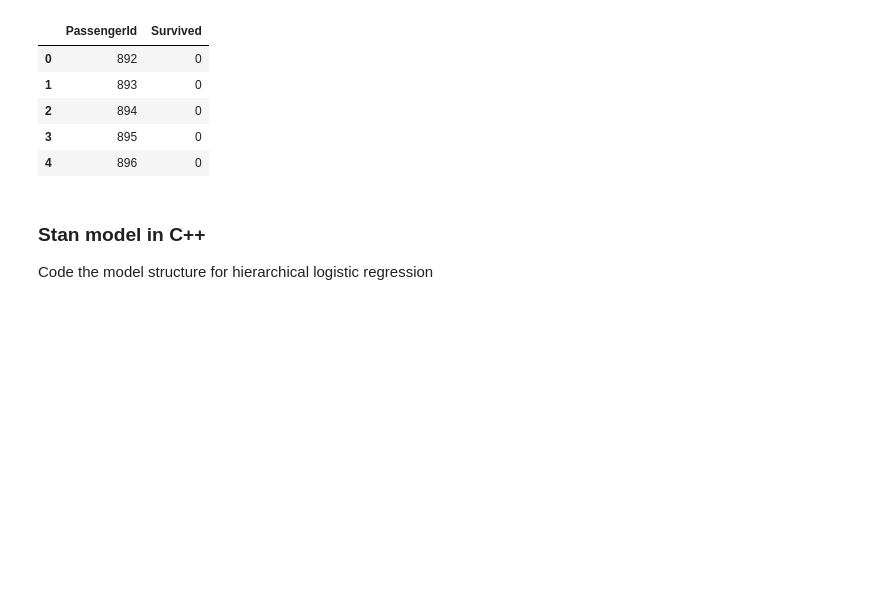
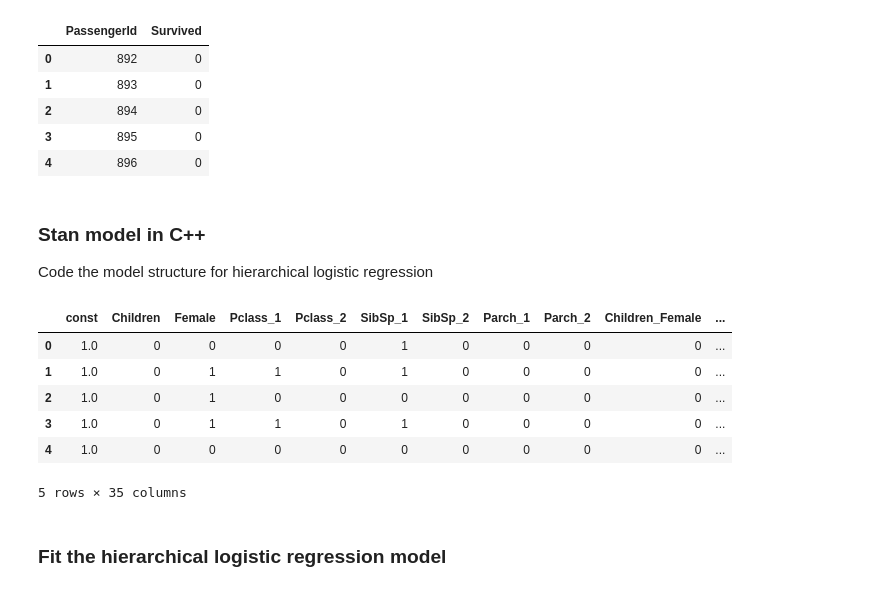
Before and after one commit to nethipudinithin/Titanic, a Jupyter notebook: titanic-stan.ipynb, the cells around one changed output. Drawn from its saved outputs; the diff is of its cells as text; code cells hidden in the pictures; blank space fills up the shorter version.

```diff
--- a/titanic-stan.ipynb
+++ b/titanic-stan.ipynb
@@ -354,3 +357,52 @@ output.to_csv('logistic_regression.csv', index=False)
 # %% [markdown]
 ### Stan model in C++
 Code the model structure for hierarchical logistic regression
+# %%
+# Select the input data for the model
+stan_input_vars = ['const',
+              'Children',
+              'Female',
+              'Pclass_1', 'Pclass_2',
+#               'SibSp_0',
+              'SibSp_1', 'SibSp_2',
+#               'Parch_0',
+              'Parch_1', 'Parch_2',
+              'Children_Female',
+              'Children_Pclass_1', 'Children_Pclass_2',
+#               'Children_SibSp_0',
+              'Children_SibSp_1', 'Children_SibSp_2',
+#               'Children_Parch_0',
+              'Children_Parch_1', 'Children_Parch_2',
+              'Female_Pclass_1', 'Female_Pclass_2',
+#               'Female_SibSp_0',
+              'Female_SibSp_1', 'Female_SibSp_2',
+#               'Female_Parch_0',
+              'Female_Parch_1', 'Female_Parch_2',
+#               'Pclass_1_SibSp_0',
+              'Pclass_1_SibSp_1', 'Pclass_1_SibSp_2',
+#               'Pclass_1_Parch_0',
+              'Pclass_1_Parch_1', 'Pclass_1_Parch_2',
+#               'Pclass_2_SibSp_0',
+              'Pclass_2_SibSp_1', 'Pclass_2_SibSp_2',
+#               'Pclass_2_Parch_0',
+              'Pclass_2_Parch_1', 'Pclass_2_Parch_2',
+              'SibSp_0_Parch_0',
+#               'SibSp_0_Parch_1',
+#               'SibSp_0_Parch_2',
+#               'SibSp_1_Parch_0',
+              'SibSp_1_Parch_1', 'SibSp_1_Parch_2',
+#               'SibSp_2_Parch_0',
+              'SibSp_2_Parch_1', 'SibSp_2_Parch_2'
+             ]
+train_X = train_X[stan_input_vars]
+test_X = test_X[stan_input_vars]
+# %%
+train_X.head()
+# %% [output]
+|  | const | Children | Female | Pclass_1 | Pclass_2 | SibSp_1 | SibSp_2 | Parch_1 | Parch_2 | Children_Female | ... |
+| 0 | 1.0 | 0 | 0 | 0 | 0 | 1 | 0 | 0 | 0 | 0 | ... |
+| 1 | 1.0 | 0 | 1 | 1 | 0 | 1 | 0 | 0 | 0 | 0 | ... |
+| 2 | 1.0 | 0 | 1 | 0 | 0 | 0 | 0 | 0 | 0 | 0 | ... |
+| 3 | 1.0 | 0 | 1 | 1 | 0 | 1 | 0 | 0 | 0 | 0 | ... |
+| 4 | 1.0 | 0 | 0 | 0 | 0 | 0 | 0 | 0 | 0 | 0 | ... |
+5 rows × 35 columns
@@ -356,0 +412,2 @@ Code the model structure for hierarchical logistic regression
+# %% [markdown]
+### Fit the hierarchical logistic regression model
```
Also changed, not shown: parts of 21 cells of this notebook.
